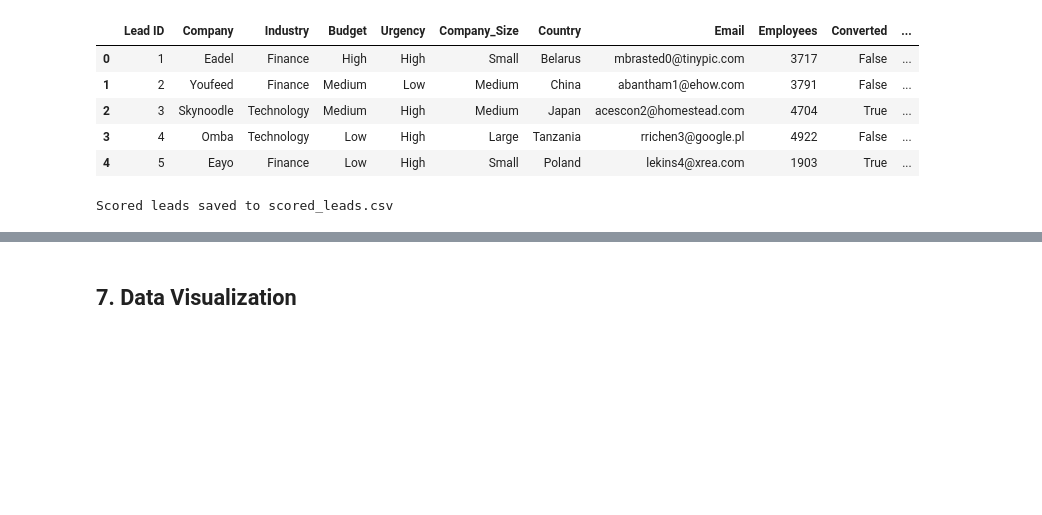
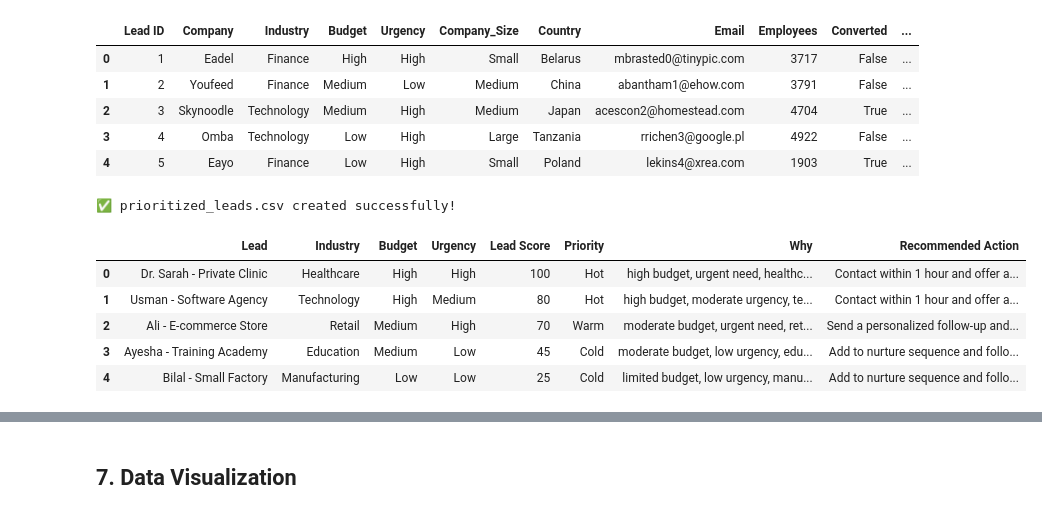
Before and after one commit to abeerahateeq/Lead-Scoring-Model, a Jupyter notebook: Lead_Scoring_Model.ipynb, the cells around one changed output, grey strips where cells are left out. Drawn from its saved outputs; the diff is of its cells as text; code cells hidden in the pictures; blank space fills up the shorter version.

```diff
--- a/Lead_Scoring_Model.ipynb
+++ b/Lead_Scoring_Model.ipynb
@@ -191,9 +193,73 @@ display(df.head())
 | 2 | 3 | Skynoodle | Technology | Medium | High | Medium | Japan | acescon2@homestead.com | 4704 | True | ... |
 | 3 | 4 | Omba | Technology | Low | High | Large | Tanzania | rrichen3@google.pl | 4922 | False | ... |
 | 4 | 5 | Eayo | Finance | Low | High | Small | Poland | lekins4@xrea.com | 1903 | True | ... |
-# %%
-# Save the DataFrame with Lead Scores and Categories
-df.to_csv("scored_leads.csv", index=False)
-print("Scored leads saved to scored_leads.csv")
-# %% [output]
-Scored leads saved to scored_leads.csv
+# %%
+import pandas as pd
+
+leads = [
+    {
+        "Lead": "Dr. Sarah - Private Clinic",
+        "Industry": "Healthcare",
+        "Budget": "High",
+        "Urgency": "High",
+        "Lead Score": 100,
+        "Priority": "Hot",
+        "Why": "high budget, urgent need, healthcare industry fit",
+        "Recommended Action": "Contact within 1 hour and offer a discovery call."
+    },
+    {
+        "Lead": "Usman - Software Agency",
+        "Industry": "Technology",
+        "Budget": "High",
+        "Urgency": "Medium",
+        "Lead Score": 80,
+        "Priority": "Hot",
+        "Why": "high budget, moderate urgency, technology industry fit",
+        "Recommended Action": "Contact within 1 hour and offer a discovery call."
+    },
+    {
+        "Lead": "Ali - E-commerce Store",
+        "Industry": "Retail",
+        "Budget": "Medium",
+        "Urgency": "High",
+        "Lead Score": 70,
+        "Priority": "Warm",
+        "Why": "moderate budget, urgent need, retail industry fit",
+        "Recommended Action": "Send a personalized follow-up and book a demo."
+    },
+    {
+        "Lead": "Ayesha - Training Academy",
+        "Industry": "Education",
+        "Budget": "Medium",
+        "Urgency": "Low",
+        "Lead Score": 45,
+        "Priority": "Cold",
+        "Why": "moderate budget, low urgency, education industry fit",
+        "Recommended Action": "Add to nurture sequence and follow up later."
+    },
+    {
+        "Lead": "Bilal - Small Factory",
+        "Industry": "Manufacturing",
+        "Budget": "Low",
+        "Urgency": "Low",
+        "Lead Score": 25,
+        "Priority": "Cold",
+        "Why": "limited budget, low urgency, manufacturing industry fit",
+        "Recommended Action": "Add to nurture sequence and follow up later."
+    }
+]
+
+df = pd.DataFrame(leads)
+
+df.to_csv("prioritized_leads.csv", index=False)
+
+print("✅ prioritized_leads.csv created successfully!")
+display(df)
+# %% [output]
+✅ prioritized_leads.csv created successfully!
+|  | Lead | Industry | Budget | Urgency | Lead Score | Priority | Why | Recommended Action |
+| 0 | Dr. Sarah - Private Clinic | Healthcare | High | High | 100 | Hot | high budget, urgent need, healthc... | Contact within 1 hour and offer a... |
+| 1 | Usman - Software Agency | Technology | High | Medium | 80 | Hot | high budget, moderate urgency, te... | Contact within 1 hour and offer a... |
+| 2 | Ali - E-commerce Store | Retail | Medium | High | 70 | Warm | moderate budget, urgent need, ret... | Send a personalized follow-up and... |
+| 3 | Ayesha - Training Academy | Education | Medium | Low | 45 | Cold | moderate budget, low urgency, edu... | Add to nurture sequence and follo... |
+| 4 | Bilal - Small Factory | Manufacturing | Low | Low | 25 | Cold | limited budget, low urgency, manu... | Add to nurture sequence and follo... |
```
Also changed, not shown: parts of 7 cells of this notebook.
